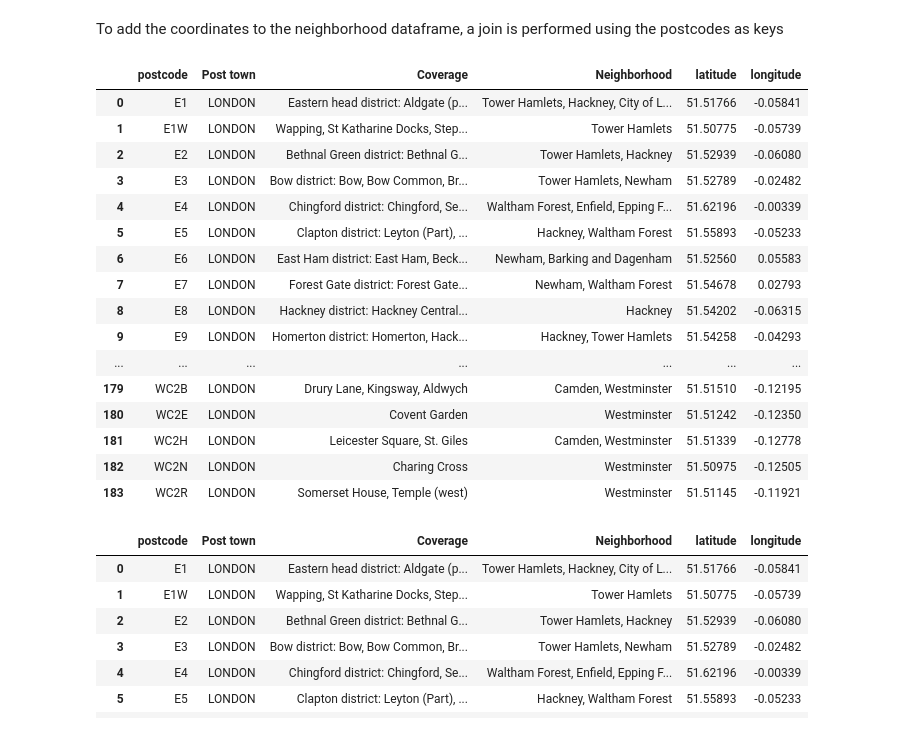
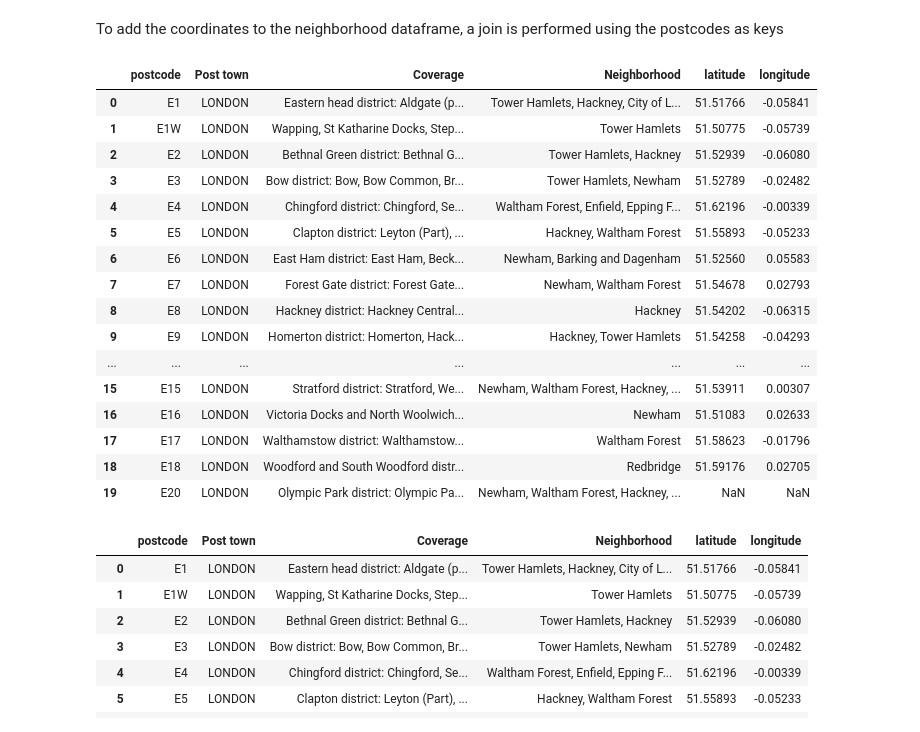
Before and after one commit to ijeggs/K-Means-Density-Clustering-of-London, a Jupyter notebook: K Means Density Clustering of London.ipynb, the cells around one changed output. Drawn from its saved outputs; the diff is of its cells as text; code cells hidden in the pictures.

```diff
--- a/K Means Density Clustering of London.ipynb
+++ b/K Means Density Clustering of London.ipynb
@@ -502,25 +484,25 @@ To add the coordinates to the neighborhood dataframe, a join is performed using
 # %%
 postcodes_with_coordinates_df = london_df.join(london_coordinates_df.set_index('postcode'), on='postcode')
 
-postcodes_with_coordinates_df.head(200)
+postcodes_with_coordinates_df.head(20)
 # %% [output]
 |  | postcode | Post town | Coverage | Neighborhood | latitude | longitude |
 | 0 | E1 | LONDON | Eastern head district: Aldgate (p... | Tower Hamlets, Hackney, City of L... | 51.51766 | -0.05841 |
 | 1 | E1W | LONDON | Wapping, St Katharine Docks, Step... | Tower Hamlets | 51.50775 | -0.05739 |
 | 2 | E2 | LONDON | Bethnal Green district: Bethnal G... | Tower Hamlets, Hackney | 51.52939 | -0.06080 |
 | 3 | E3 | LONDON | Bow district: Bow, Bow Common, Br... | Tower Hamlets, Newham | 51.52789 | -0.02482 |
 | 4 | E4 | LONDON | Chingford district: Chingford, Se... | Waltham Forest, Enfield, Epping F... | 51.62196 | -0.00339 |
 | 5 | E5 | LONDON | Clapton district: Leyton (Part), ... | Hackney, Waltham Forest | 51.55893 | -0.05233 |
 | 6 | E6 | LONDON | East Ham district: East Ham, Beck... | Newham, Barking and Dagenham | 51.52560 | 0.05583 |
 | 7 | E7 | LONDON | Forest Gate district: Forest Gate... | Newham, Waltham Forest | 51.54678 | 0.02793 |
 | 8 | E8 | LONDON | Hackney district: Hackney Central... | Hackney | 51.54202 | -0.06315 |
 | 9 | E9 | LONDON | Homerton district: Homerton, Hack... | Hackney, Tower Hamlets | 51.54258 | -0.04293 |
 | ... | ... | ... | ... | ... | ... | ... |
-| 179 | WC2B | LONDON | Drury Lane, Kingsway, Aldwych | Camden, Westminster | 51.51510 | -0.12195 |
-| 180 | WC2E | LONDON | Covent Garden | Westminster | 51.51242 | -0.12350 |
-| 181 | WC2H | LONDON | Leicester Square, St. Giles | Camden, Westminster | 51.51339 | -0.12778 |
-| 182 | WC2N | LONDON | Charing Cross | Westminster | 51.50975 | -0.12505 |
-| 183 | WC2R | LONDON | Somerset House, Temple (west) | Westminster | 51.51145 | -0.11921 |
+| 15 | E15 | LONDON | Stratford district: Stratford, We... | Newham, Waltham Forest, Hackney, ... | 51.53911 | 0.00307 |
+| 16 | E16 | LONDON | Victoria Docks and North Woolwich... | Newham | 51.51083 | 0.02633 |
+| 17 | E17 | LONDON | Walthamstow district: Walthamstow... | Waltham Forest | 51.58623 | -0.01796 |
+| 18 | E18 | LONDON | Woodford and South Woodford distr... | Redbridge | 51.59176 | 0.02705 |
+| 19 | E20 | LONDON | Olympic Park district: Olympic Pa... | Newham, Waltham Forest, Hackney, ... | NaN | NaN |
 # %%
 postcodes_with_coordinates_df.to_csv(r'C:/Users/user/Desktop/LONDON/postcodes_with_coordinates.csv')
 # %%
```
Also changed, not shown: parts of 14 cells of this notebook.
